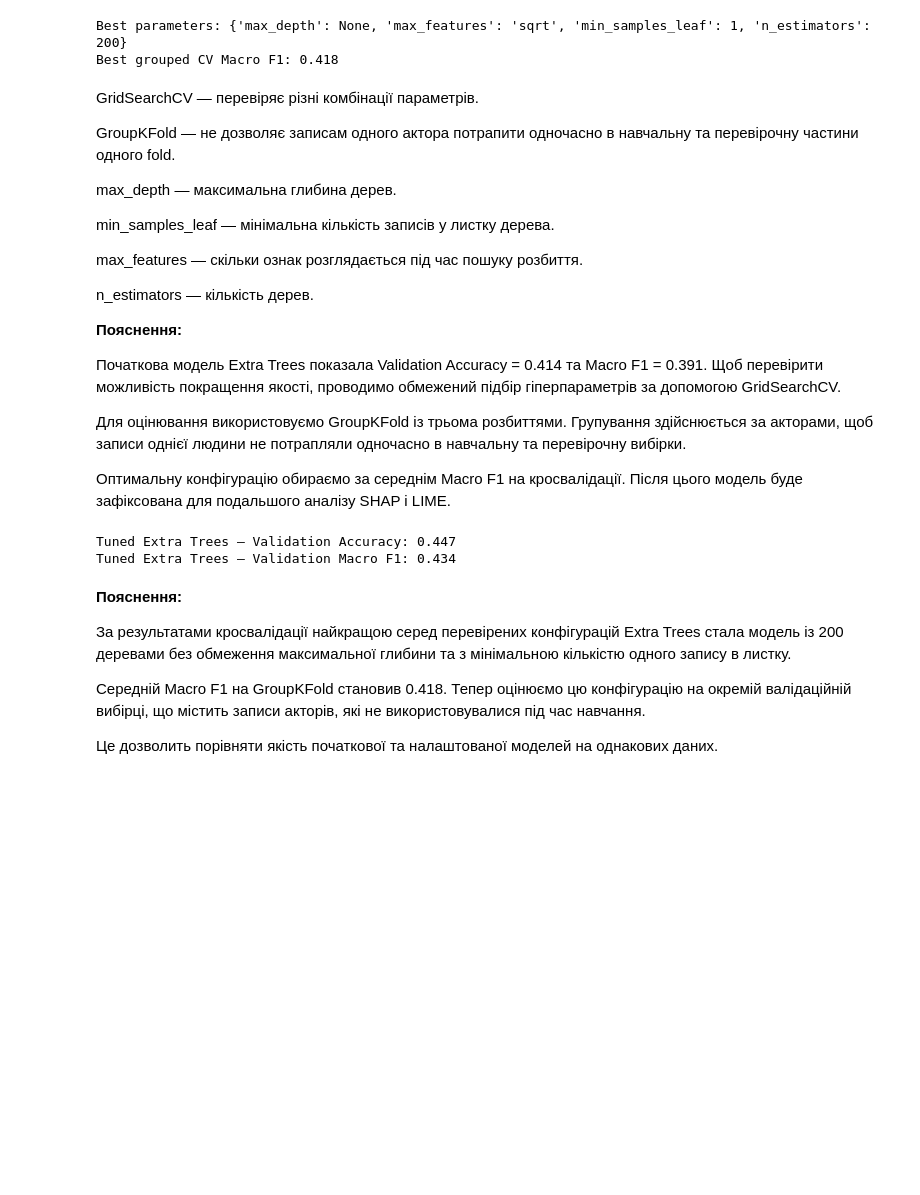
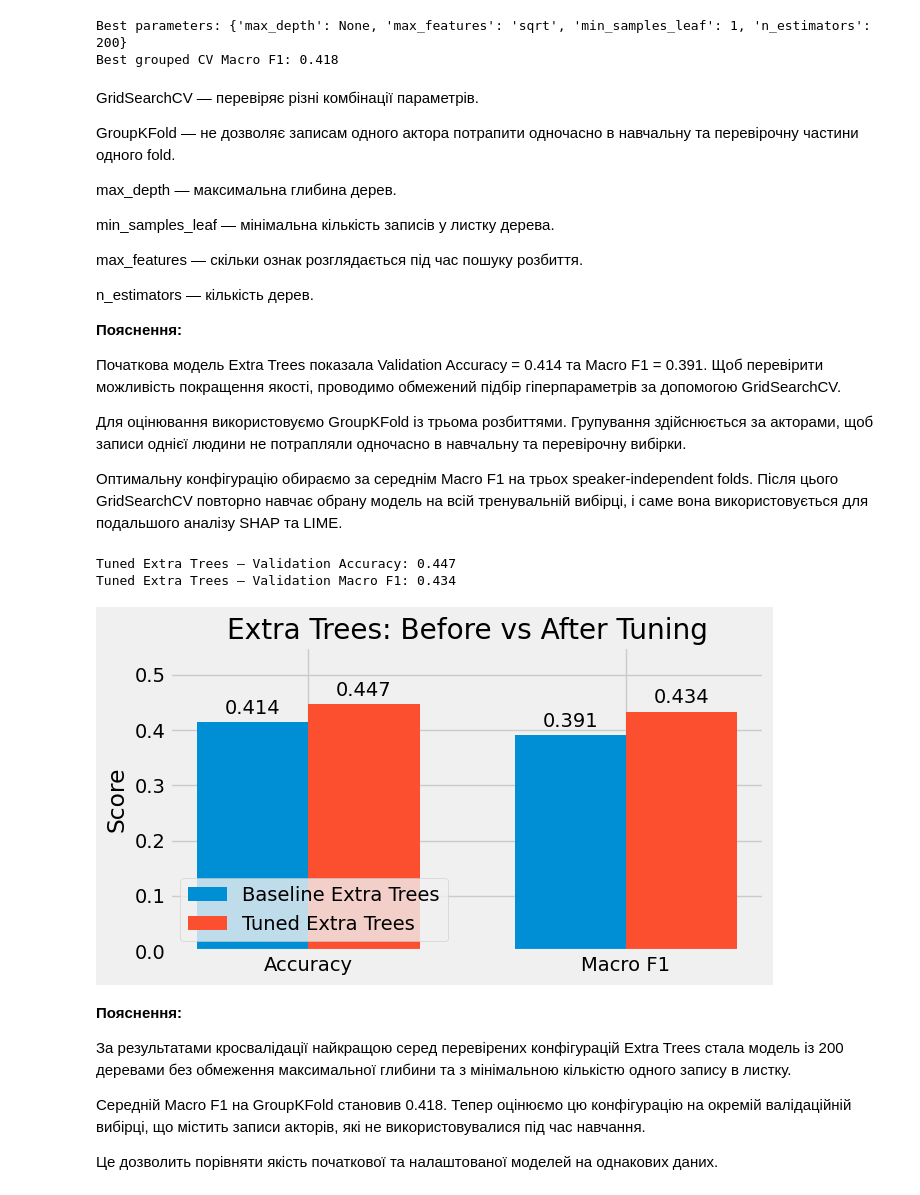
Before and after one commit to lavaidea/speech-emotion-recognition-project, a Jupyter notebook: notebooks/07_Explainable_AI_SHAP_LIME.ipynb, the cells around one changed output. Cells and saved outputs as stored; diff of their text form; code cells hidden in the pictures; blank space fills up the shorter version.

```diff
--- a/notebooks/07_Explainable_AI_SHAP_LIME.ipynb
+++ b/notebooks/07_Explainable_AI_SHAP_LIME.ipynb
@@ -226,7 +245,7 @@ n_estimators — кількість дерев.
 
 Для оцінювання використовуємо GroupKFold із трьома розбиттями. Групування здійснюється за акторами, щоб записи однієї людини не потрапляли одночасно в навчальну та перевірочну вибірки.
 
-Оптимальну конфігурацію обираємо за середнім Macro F1 на кросвалідації. Після цього модель буде зафіксована для подальшого аналізу SHAP і LIME.
+Оптимальну конфігурацію обираємо за середнім Macro F1 на трьох speaker-independent folds. Після цього GridSearchCV повторно навчає обрану модель на всій тренувальній вибірці, і саме вона використовується для подальшого аналізу SHAP та LIME.
 # %%
 
 # Evaluate the tuned model on validation speakers
@@ -243,6 +262,38 @@ print("Tuned Extra Trees — Validation Macro F1:",
 # %% [output]
 Tuned Extra Trees — Validation Accuracy: 0.447
 Tuned Extra Trees — Validation Macro F1: 0.434
+# %%
+
+import numpy as np
+
+metrics = ['Accuracy', 'Macro F1']
+baseline_scores = [0.414, 0.391]
+tuned_scores = [val_accuracy, val_macro_f1]
+
+x = np.arange(len(metrics))
+width = 0.35
+
+fig, ax = plt.subplots(figsize=(7, 4))
+
+bars1 = ax.bar(x - width / 2, baseline_scores, width,
+               label='Baseline Extra Trees')
+bars2 = ax.bar(x + width / 2, tuned_scores, width,
+               label='Tuned Extra Trees')
+
+ax.bar_label(bars1, fmt='%.3f', padding=3)
+ax.bar_label(bars2, fmt='%.3f', padding=3)
+
+ax.set_xticks(x)
+ax.set_xticklabels(metrics)
+ax.set_ylabel('Score')
+ax.set_ylim(0, 0.55)
+ax.set_title('Extra Trees: Before vs After Tuning')
+ax.legend()
+
+plt.tight_layout()
+plt.show()
+# %% [output]
+[figure, added]
 # %% [markdown]
 **Пояснення:**
 
```
Also changed, not shown: parts of 22 cells of this notebook.
